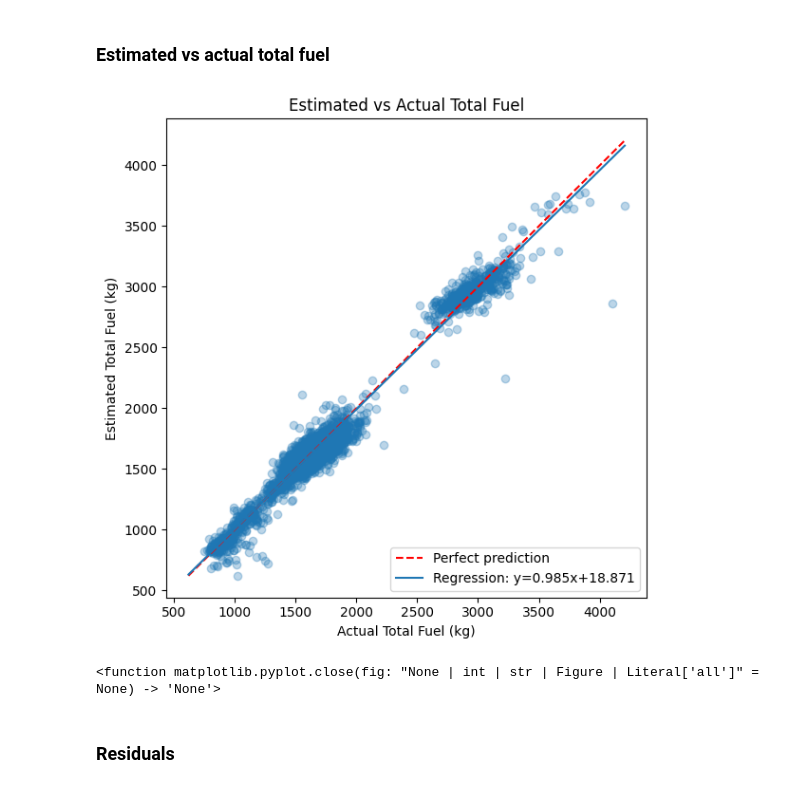
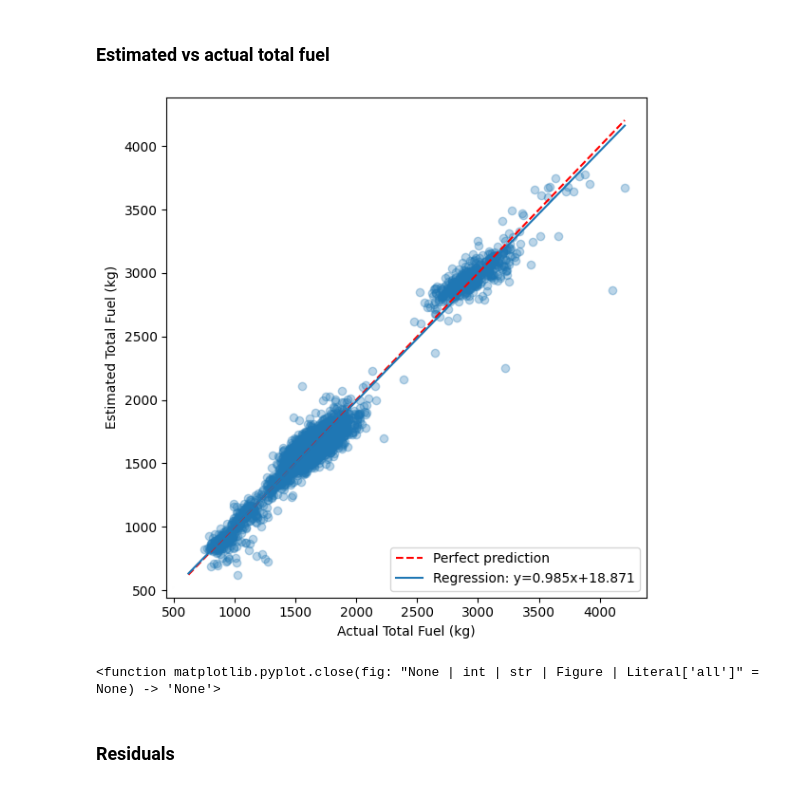
Before and after one commit to emmabergsmo/master-fuel-conumption-estimation-xgboost, a Jupyter notebook: notebooks/xg_boost/total_fuel_pred.ipynb, the cells around one changed output. Saved outputs shown, nothing was run; the diff lists cells and outputs as text; code cells hidden in the pictures.

```diff
--- a/notebooks/xg_boost/total_fuel_pred.ipynb
+++ b/notebooks/xg_boost/total_fuel_pred.ipynb
@@ -158,29 +158,28 @@ R²  : 0.9687
 # %%
 plt.figure(figsize=(6, 6))
 plt.scatter(pred_all["true_total"], pred_all["pred_total"], alpha=0.3)
 
 min_val = min(pred_all["true_total"].min(), pred_all["pred_total"].min())
 max_val = max(pred_all["true_total"].max(), pred_all["pred_total"].max())
 
 plt.plot([min_val, max_val], [min_val, max_val], "r--", label="Perfect prediction")
 
 m, b = np.polyfit(pred_all["true_total"], pred_all["pred_total"], 1)
 x_line = np.linspace(min_val, max_val, 100)
 plt.plot(x_line, m * x_line + b, label=f"Regression: y={m:.3f}x+{b:.3f}")
 
 
 
 plt.xlabel("Actual Total Fuel (kg)")
 plt.ylabel("Estimated Total Fuel (kg)")
-plt.title("Estimated vs Actual Total Fuel")
 plt.legend(loc="lower right")
 plt.tight_layout()
 out_path = os.path.join("../../outputs", "tot_config1.png")
 plt.savefig(out_path, dpi=300)
 plt.show()
 plt.close
 # %% [output]
-[figure, old version]
+[figure, new version]
 <function matplotlib.pyplot.close(fig: "None | int | str | Figure | Literal['all']" = None) -> 'None'>
 # %% [markdown]
 ### Residuals
```
Also changed, not shown: 13 other files.
